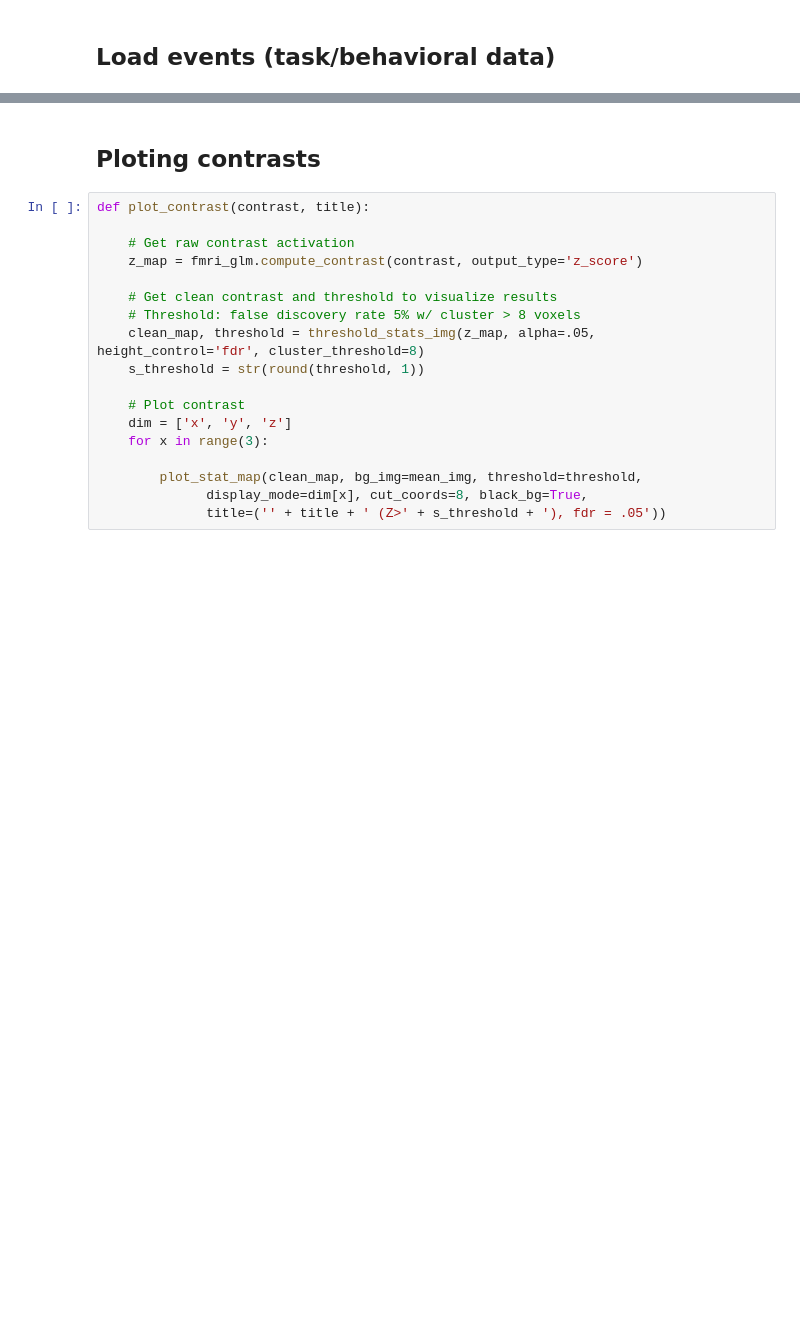
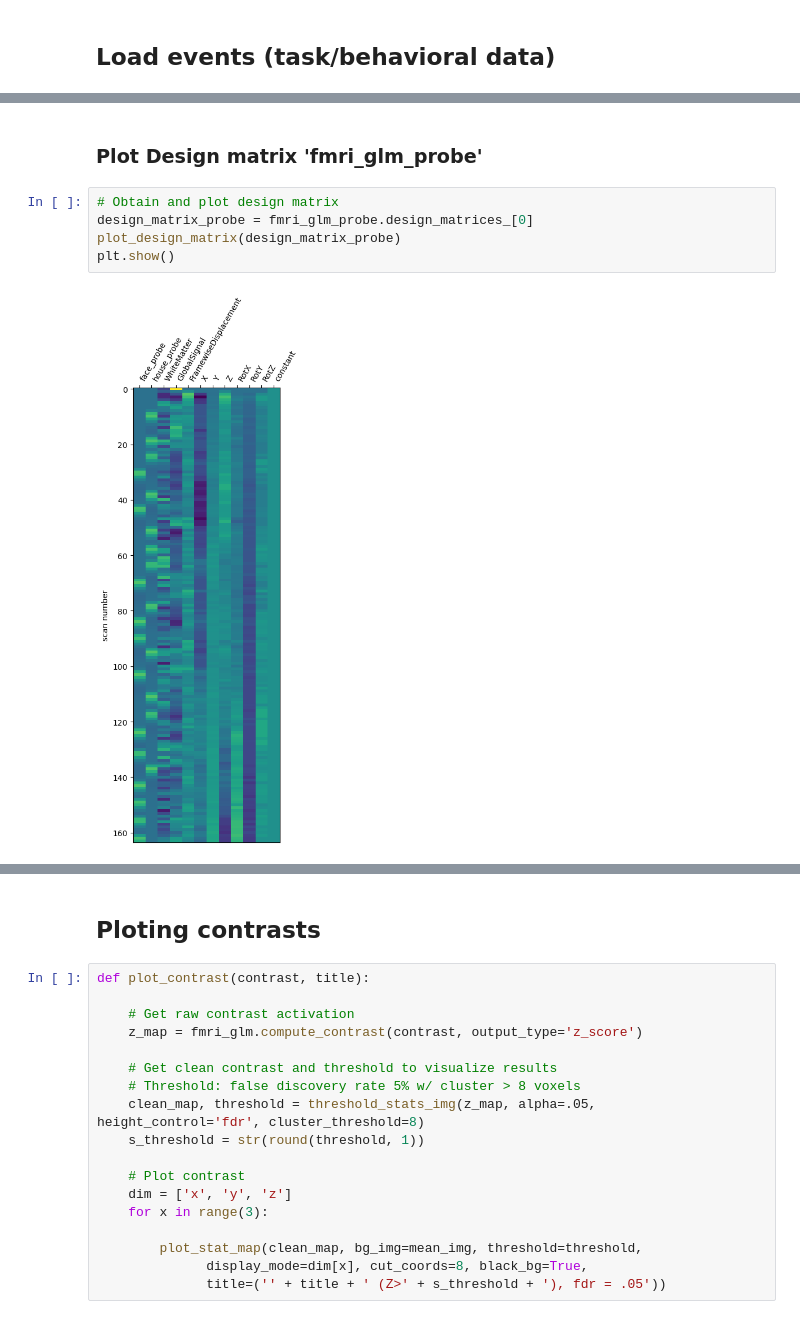
Before and after one commit to LuisA00/Summer_2021_fMRI, a Jupyter notebook: DWM_Single_Pariticpant_GLM_8_run.ipynb, the cells around one changed output, grey strips where cells are left out. Cells and saved outputs as stored; diff of their text form; blank space fills up the shorter version.

```diff
--- a/DWM_Single_Pariticpant_GLM_8_run.ipynb
+++ b/DWM_Single_Pariticpant_GLM_8_run.ipynb
@@ -448,0 +570,9 @@ plt.show()
+# %% [markdown]
+### Plot Design matrix 'fmri_glm_probe'
+# %%
+# Obtain and plot design matrix
+design_matrix_probe = fmri_glm_probe.design_matrices_[0]
+plot_design_matrix(design_matrix_probe)
+plt.show()
+# %% [output]
+[figure, added]
```
Also changed, not shown: parts of 120 cells of this notebook.
